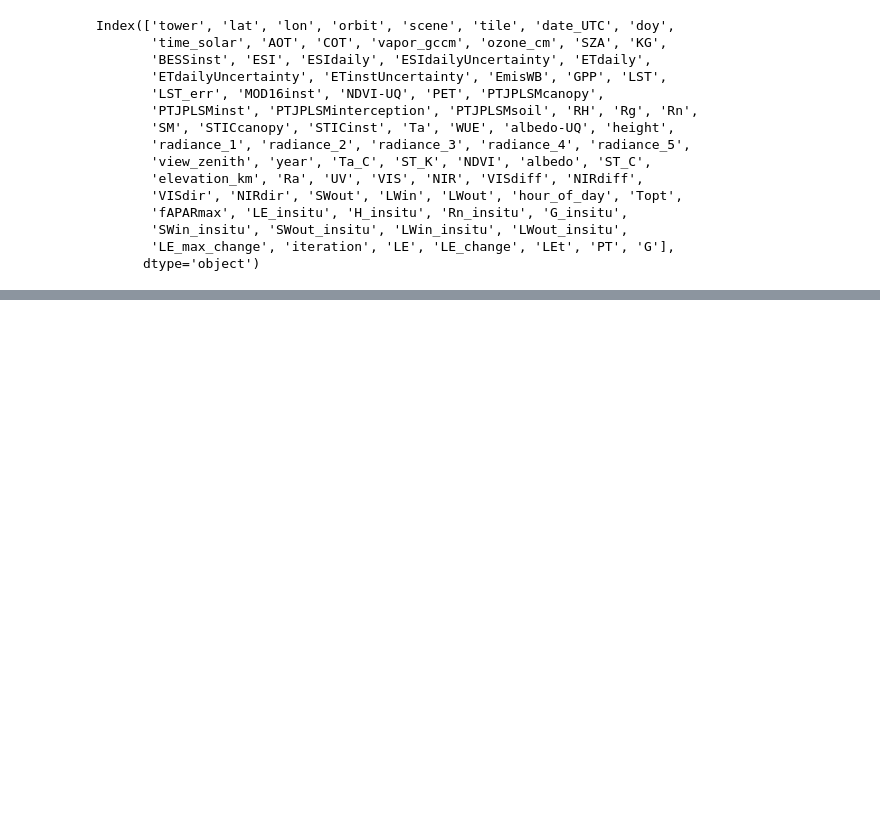
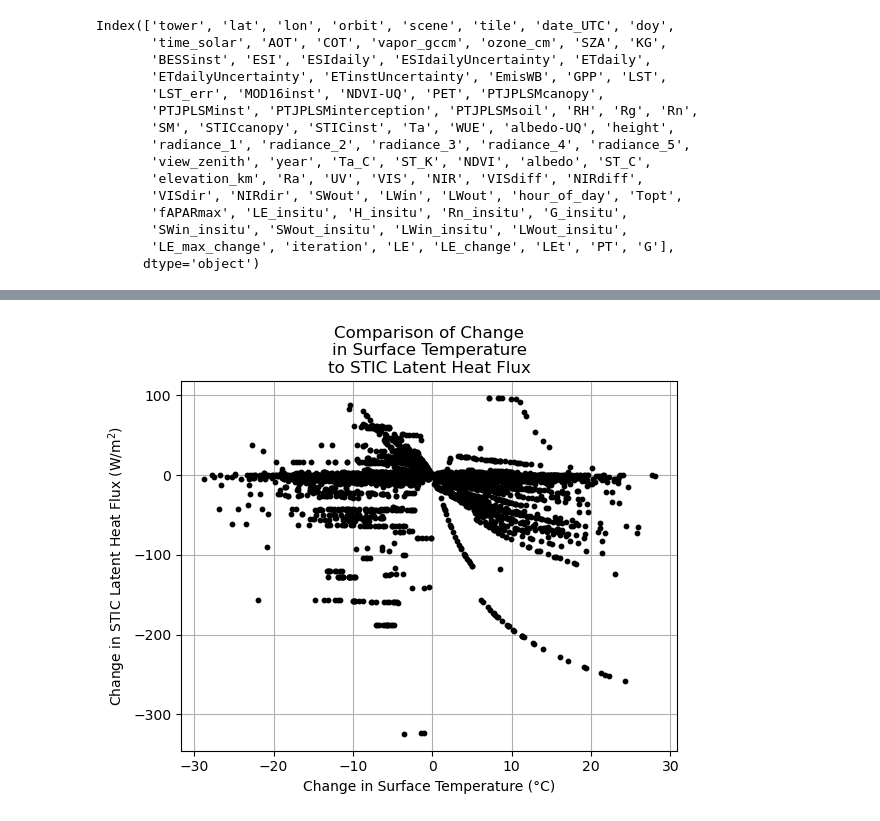
Before and after one commit to JPL-Evapotranspiration-Algorithms/ET-Sensitivity, a Jupyter notebook: STIC Sensitivity.ipynb, the cells around one changed output, grey strips where cells are left out. Cells and saved outputs as stored; diff of their text form; code cells hidden in the pictures; blank space fills up the shorter version.

```diff
--- a/STIC Sensitivity.ipynb
+++ b/STIC Sensitivity.ipynb
@@ -116,6 +103,16 @@ plt.scatter(x=processed.NDVI, y=processed.LE)
 # %%
 input_variable = "ST_C"
 output_variable = "LE"
-results = perturbed_run(input_df, input_variable, output_variable, process_verma_STIC_table)
+
+results = perturbed_run(
+    input_df=input_df,
+    input_variable=input_variable,
+    output_variable=output_variable,
+    forward_process=process_verma_STIC_table,
+    normalization_function=normalization_function
+)
+
+# plt.scatter(x=processed.ST_C, y=processed.LE, color='black')
+
 results
 # %% [output]
@@ -152,3 +138,18 @@ results
+# %%
+# plt.xticks(range(int(min(processed.ST_C)), int(max(processed.ST_C)) + 1, 5))
+# plt.ylim(-350, 150)
+plt.scatter(x=results.input_perturbation, y=results.output_perturbation, color='black', s=10, zorder=5)  # Adjust the 's' parameter to make dots thinner
+plt.grid(True, zorder=0)
+plt.xlabel("Change in Surface Temperature (°C)")
+plt.ylabel("Change in STIC Latent Heat Flux (W/m$^2$)")
+plt.title("Comparison of Change\nin Surface Temperature\nto STIC Latent Heat Flux")
+
+plt.savefig("Comparison of Change in Surface Temperature to STIC Latent Heat Flux.jpeg", format='jpeg', bbox_inches='tight')
+plt.savefig("Comparison of Change in Surface Temperature to STIC Latent Heat Flux.svg", format='svg', bbox_inches='tight')
+
+plt.show()
+# %% [output]
+[figure, added]
 # %%
 # input_variables = ["LST", "NDVI", "albedo", "Ta_C", "RH", "Rg"]
 input_variables = ["ST_C", "NDVI", "albedo", "Ta_C", "RH"]
```
Also changed, not shown: parts of 16 cells of this notebook, 20 other files.
